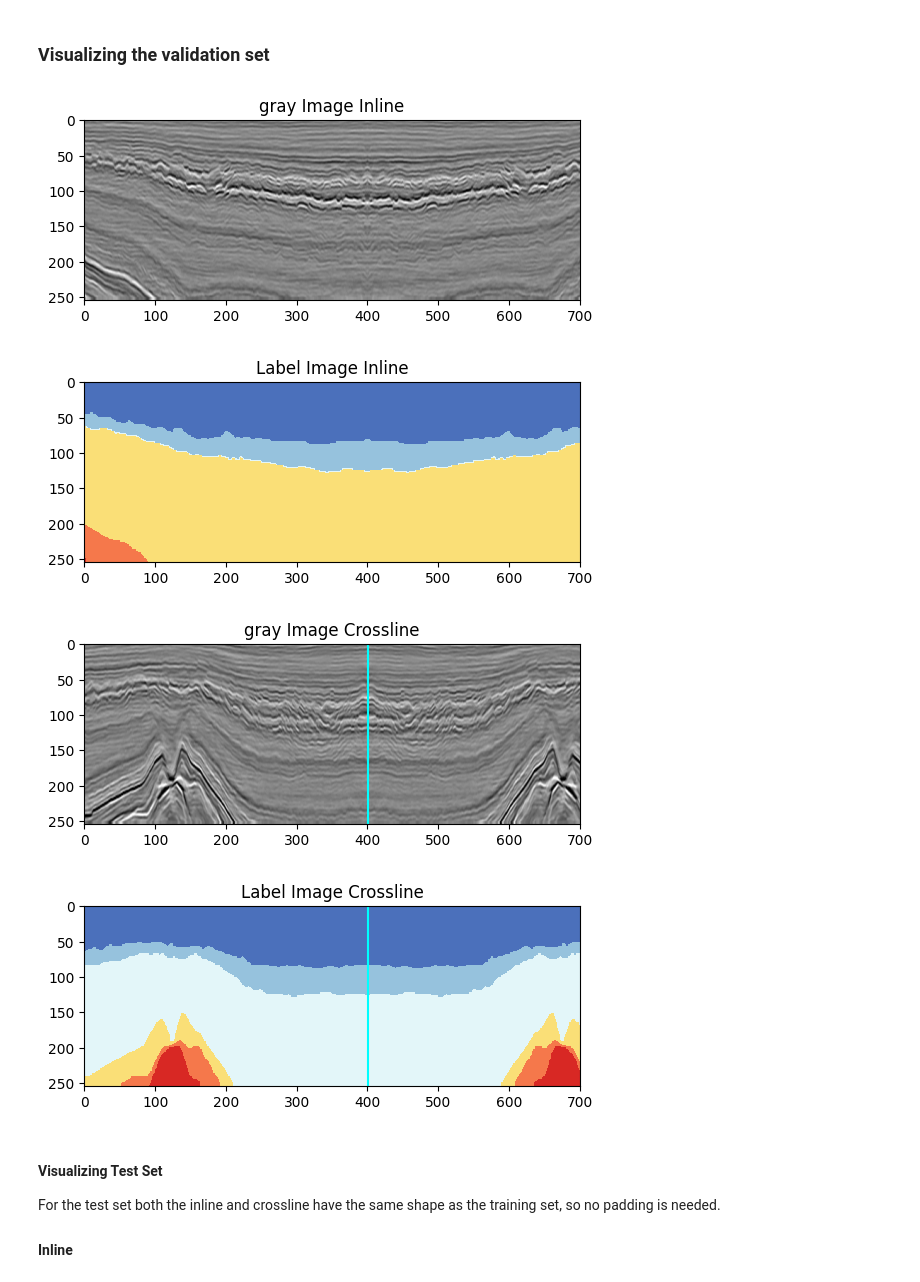
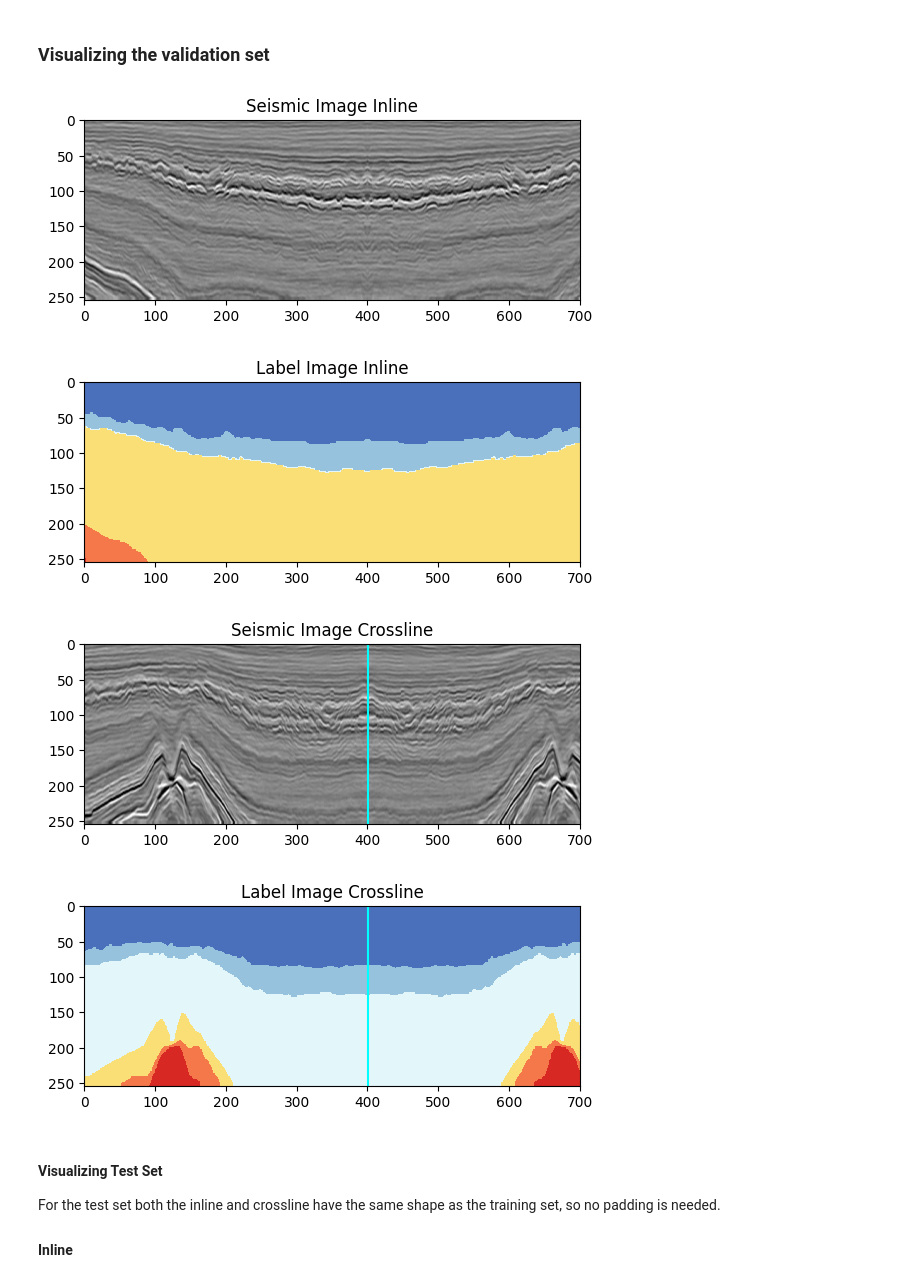
Before and after one commit to eborin/2024-mo436-course-work, a Jupyter notebook: 3-Seismic-dataloader-exploration.ipynb, the cells around one changed output. Saved outputs shown, nothing was run; the diff lists cells and outputs as text; code cells hidden in the pictures.

```diff
--- a/3-Seismic-dataloader-exploration.ipynb
+++ b/3-Seismic-dataloader-exploration.ipynb
@@ -203,22 +208,22 @@ plt.show()
 # %%
 val_dl = my_data_module.val_dataloader()
 
 sample = val_dl.dataset[0][0]
 plt.imshow(sample[0], cmap="gray")
-plt.title("gray Image Inline")
+plt.title("Seismic Image Inline")
 plt.show()
 
 sample = val_dl.dataset[0][1]
 plt.imshow(sample[0], cmap=label_cmap)
 plt.title("Label Image Inline")
 plt.show()
 # %% [output]
-[figure, old version]
+[figure, new version]
 [figure]
 # %%
 sample = val_dl.dataset[47][0]
 plt.imshow(sample[0], cmap="gray")
-plt.title("gray Image Crossline")
+plt.title("Seismic Image Crossline")
 plt.axvline(x=401, color="cyan")
 plt.show()
 
@@ -228,7 +233,7 @@ plt.title("Label Image Crossline")
 plt.axvline(x=401, color="cyan")
 plt.show()
 # %% [output]
-[figure, old version]
+[figure, new version]
 [figure]
 # %% [markdown]
 #### Visualizing Test Set
```
Also changed, not shown: parts of 7 cells of this notebook, 4 other files.
